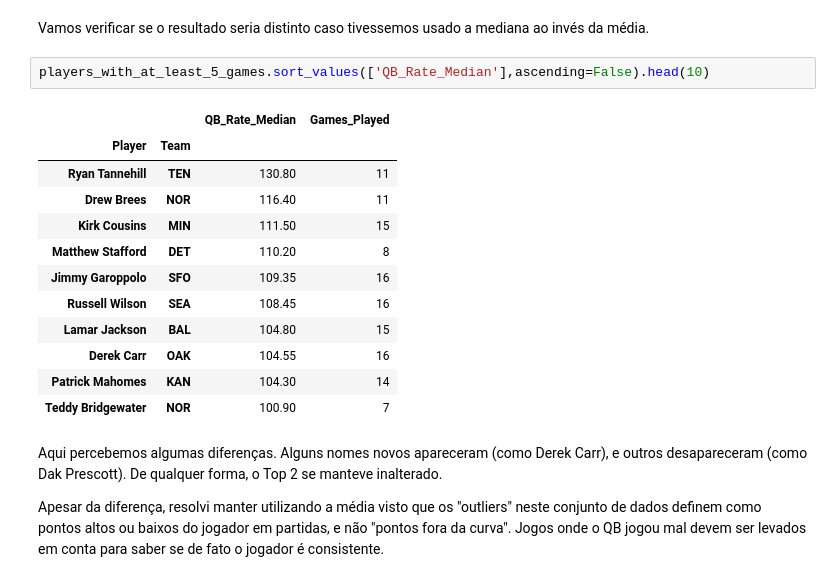
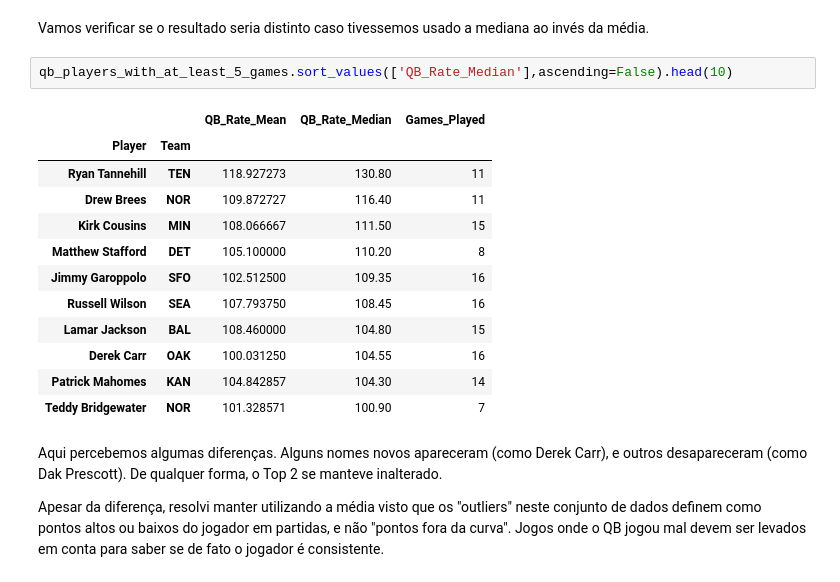
Before and after one commit to Valgueiro/dataScience_project, a Jupyter notebook: Projeto_1_dataScience.ipynb, the cells around one changed output. Saved outputs shown, nothing was run; the diff lists cells and outputs as text.

```diff
--- a/Projeto_1_dataScience.ipynb
+++ b/Projeto_1_dataScience.ipynb
@@ -362,20 +362,20 @@ Com o conhecimento de como foi a temporada 2019, podemos perceber que, tirando M
 # %% [markdown]
 Vamos verificar se o resultado seria distinto caso tivessemos usado a mediana ao invés da média.
 # %%
-players_with_at_least_5_games.sort_values(['QB_Rate_Median'],ascending=False).head(10)
+qb_players_with_at_least_5_games.sort_values(['QB_Rate_Median'],ascending=False).head(10)
 # %% [output]
-|  |  | QB_Rate_Median | Games_Played |
-| Player | Team |  |  |
-| Ryan Tannehill | TEN | 130.80 | 11 |
-| Drew Brees | NOR | 116.40 | 11 |
-| Kirk Cousins | MIN | 111.50 | 15 |
-| Matthew Stafford | DET | 110.20 | 8 |
-| Jimmy Garoppolo | SFO | 109.35 | 16 |
-| Russell Wilson | SEA | 108.45 | 16 |
-| Lamar Jackson | BAL | 104.80 | 15 |
-| Derek Carr | OAK | 104.55 | 16 |
-| Patrick Mahomes | KAN | 104.30 | 14 |
-| Teddy Bridgewater | NOR | 100.90 | 7 |
+|  |  | QB_Rate_Mean | QB_Rate_Median | Games_Played |
+| Player | Team |  |  |  |
+| Ryan Tannehill | TEN | 118.927273 | 130.80 | 11 |
+| Drew Brees | NOR | 109.872727 | 116.40 | 11 |
+| Kirk Cousins | MIN | 108.066667 | 111.50 | 15 |
+| Matthew Stafford | DET | 105.100000 | 110.20 | 8 |
+| Jimmy Garoppolo | SFO | 102.512500 | 109.35 | 16 |
+| Russell Wilson | SEA | 107.793750 | 108.45 | 16 |
+| Lamar Jackson | BAL | 108.460000 | 104.80 | 15 |
+| Derek Carr | OAK | 100.031250 | 104.55 | 16 |
+| Patrick Mahomes | KAN | 104.842857 | 104.30 | 14 |
+| Teddy Bridgewater | NOR | 101.328571 | 100.90 | 7 |
 # %% [markdown]
 Aqui percebemos algumas diferenças. Alguns nomes novos apareceram (como Derek Carr), e outros desapareceram (como Dak Prescott). De qualquer forma, o Top 2 se manteve inalterado.
 
```
Also changed, not shown: parts of 25 cells of this notebook.
